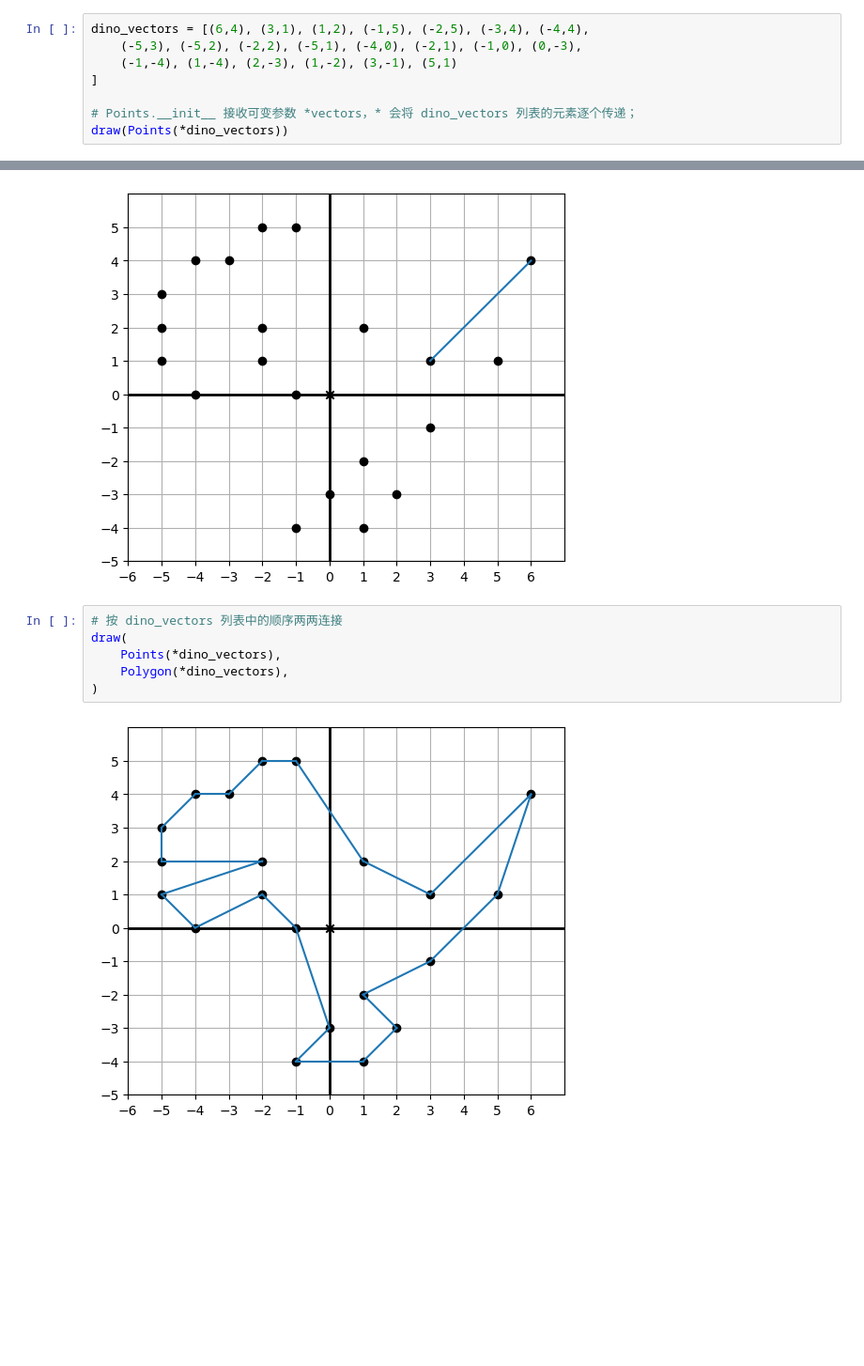
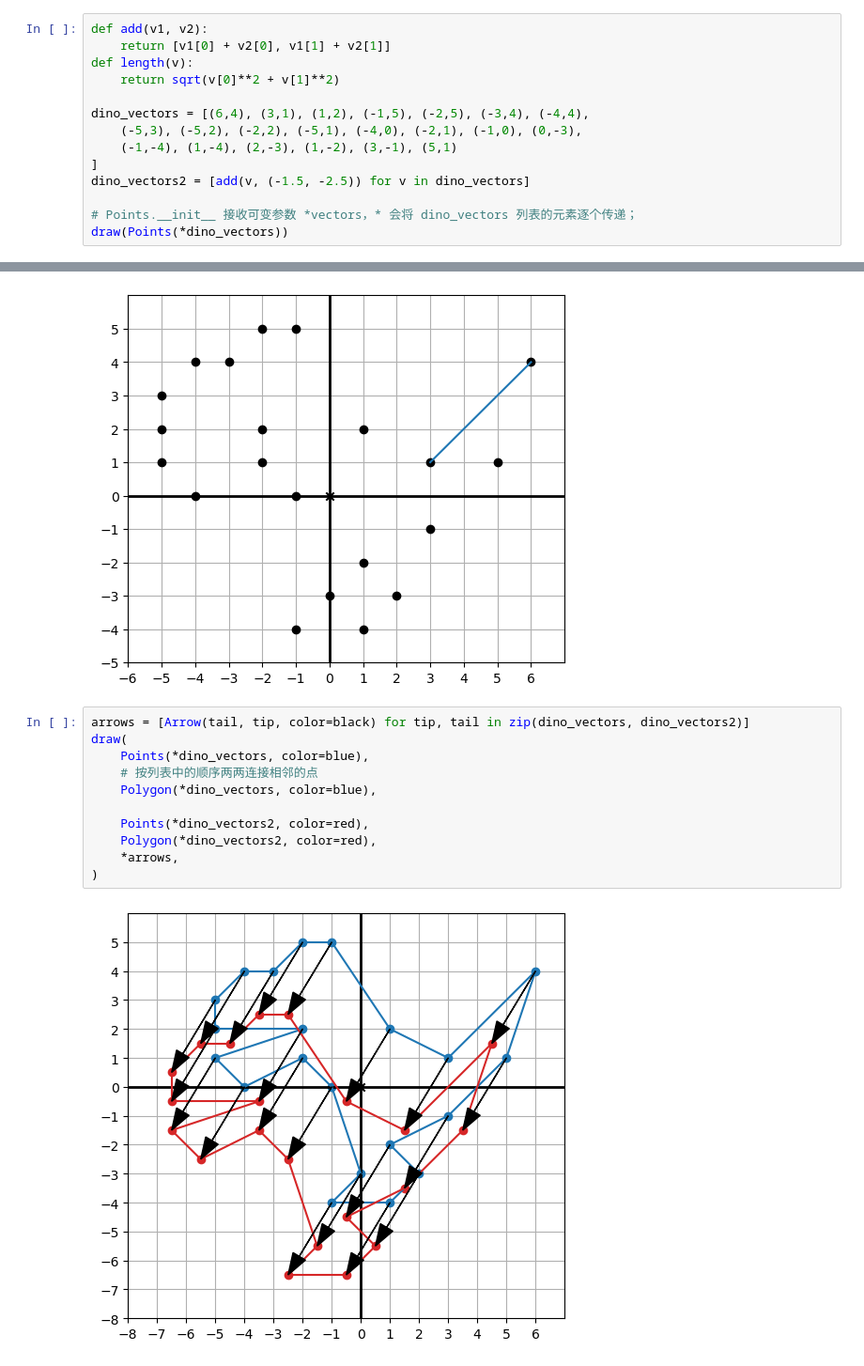
Before and after one commit to 0x40leakage/python-playground-binder, a Jupyter notebook: math/linear_algebra/vector.ipynb, the cells around one changed output, grey strips where cells are left out. Shown at 94% size. Cells and saved outputs as stored; diff of their text form; blank space fills up the shorter version.

```diff
--- a/math/linear_algebra/vector.ipynb
+++ b/math/linear_algebra/vector.ipynb
@@ -14,9 +18,15 @@ The autoreload extension is already loaded. To reload it, use:
 3.7.1
 # %%
+def add(v1, v2):
+    return [v1[0] + v2[0], v1[1] + v2[1]]
+def length(v):
+    return sqrt(v[0]**2 + v[1]**2)
+
 dino_vectors = [(6,4), (3,1), (1,2), (-1,5), (-2,5), (-3,4), (-4,4),
     (-5,3), (-5,2), (-2,2), (-5,1), (-4,0), (-2,1), (-1,0), (0,-3),
     (-1,-4), (1,-4), (2,-3), (1,-2), (3,-1), (5,1)
 ]
+dino_vectors2 = [add(v, (-1.5, -2.5)) for v in dino_vectors]
 
 # Points.__init__ 接收可变参数 *vectors，* 会将 dino_vectors 列表的元素逐个传递；
 draw(Points(*dino_vectors))
@@ -38,10 +48,15 @@ draw(
 # %% [output]
 [figure]
 # %%
-# 按 dino_vectors 列表中的顺序两两连接
+arrows = [Arrow(tail, tip, color=black) for tip, tail in zip(dino_vectors, dino_vectors2)]
 draw(
-    Points(*dino_vectors),
-    Polygon(*dino_vectors),
+    Points(*dino_vectors, color=blue),
+    # 按列表中的顺序两两连接相邻的点
+    Polygon(*dino_vectors, color=blue),
+
+    Points(*dino_vectors2, color=red),
+    Polygon(*dino_vectors2, color=red),
+    *arrows,
 )
 # %% [output]
-[figure, old version]
+[figure, new version]
```
Also changed, not shown: parts of 8 cells of this notebook, 3 other files.
